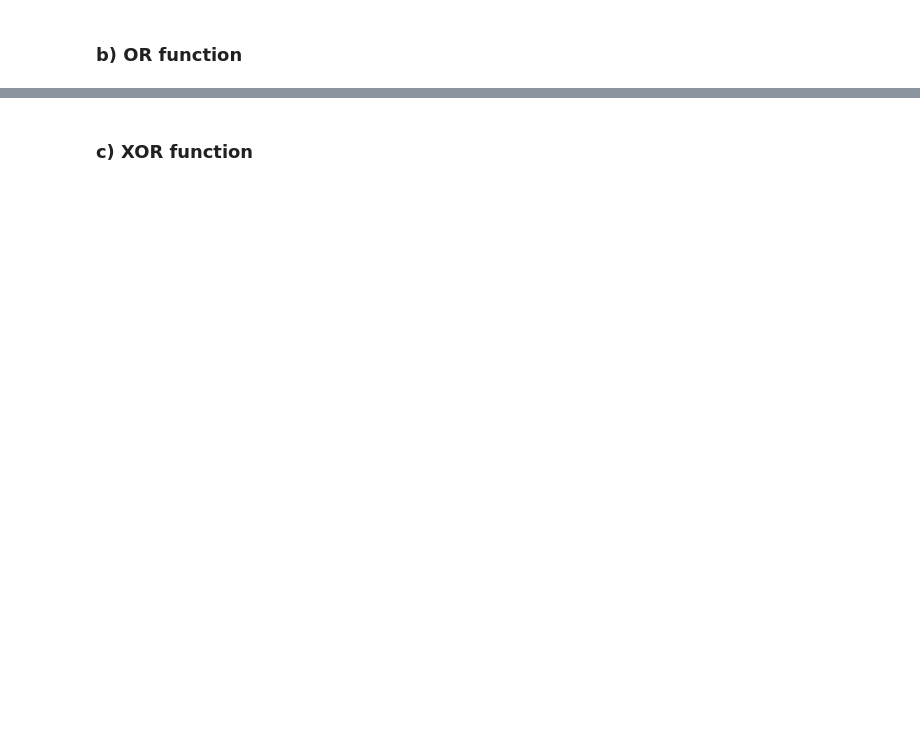
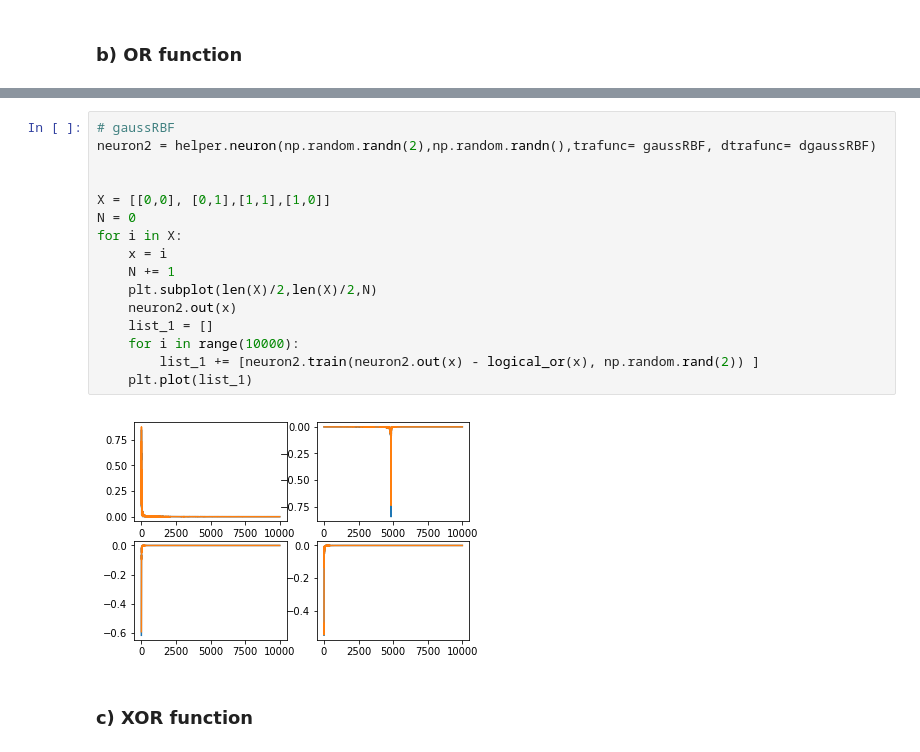
Before and after one commit to saikmsm/HWB, a Jupyter notebook: BCI-ND-Exercise2.ipynb, the cells around one changed output, grey strips where cells are left out. Drawn from its saved outputs; the diff is of its cells as text; blank space fills up the shorter version.

```diff
--- a/BCI-ND-Exercise2.ipynb
+++ b/BCI-ND-Exercise2.ipynb
@@ -92,2 +162,20 @@ NameError: name 'helper' is not defined
+# %%
+# gaussRBF
+neuron2 = helper.neuron(np.random.randn(2),np.random.randn(),trafunc= gaussRBF, dtrafunc= dgaussRBF)
+
+
+X = [[0,0], [0,1],[1,1],[1,0]]
+N = 0
+for i in X:
+    x = i
+    N += 1
+    plt.subplot(len(X)/2,len(X)/2,N)
+    neuron2.out(x)
+    list_1 = []
+    for i in range(10000):
+        list_1 += [neuron2.train(neuron2.out(x) - logical_or(x), np.random.rand(2)) ]
+    plt.plot(list_1)
+# %% [output]
+[figure, added]
 # %% [markdown]
 ### c) XOR function
```
Also changed, not shown: parts of 9 cells of this notebook.
